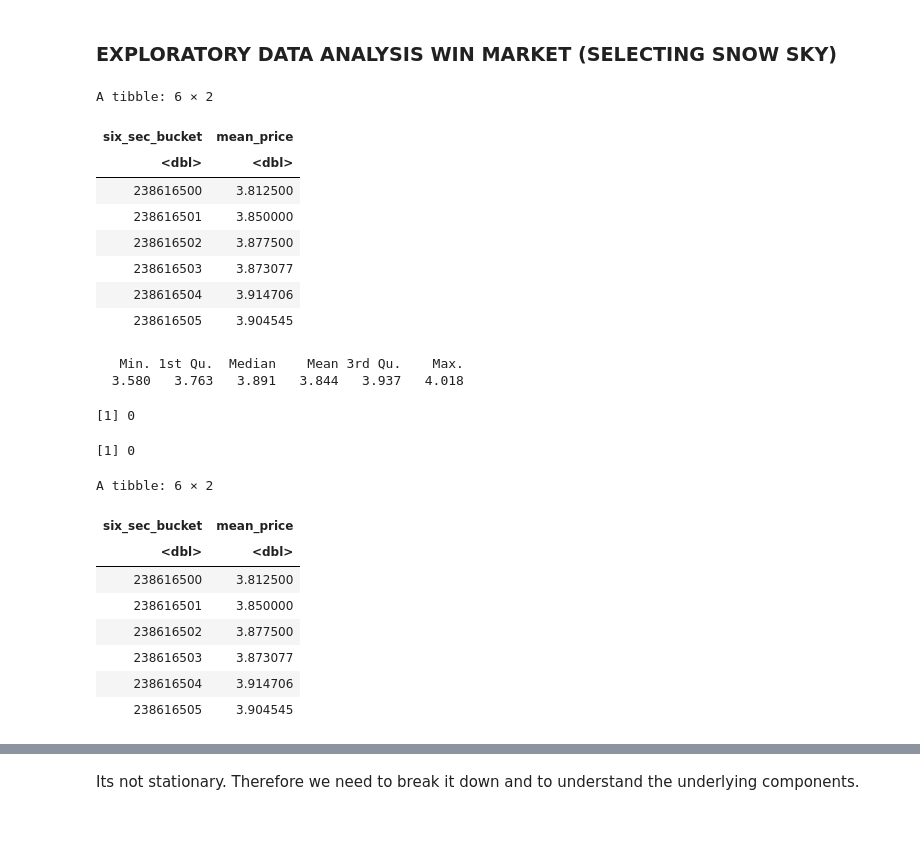
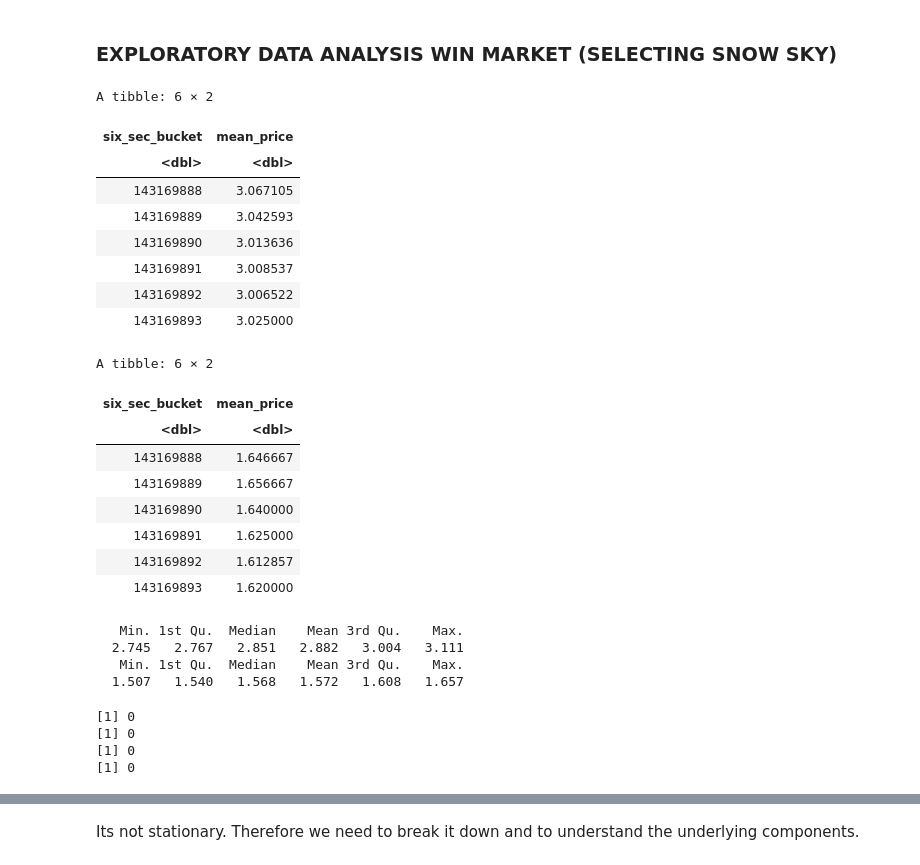
Before and after one commit to SamuelDevdas/Time-Series-Finance-Sports-Betting, a Jupyter notebook: win_data_prep2.ipynb, the cells around one changed output, grey strips where cells are left out. Drawn from its saved outputs; the diff is of its cells as text; code cells hidden in the pictures; blank space fills up the shorter version.

```diff
--- a/win_data_prep2.ipynb
+++ b/win_data_prep2.ipynb
@@ -187,16 +215,26 @@ for (horse in unique(PLACE_PRO_df$horse_name)) {
 ### EXPLORATORY DATA ANALYSIS WIN MARKET (SELECTING SNOW SKY)
 # %%
 head(Snow_Sky_WIN_df)
+head(Snow_Sky_PLACE_df)
 # %% [output]
 A tibble: 6 × 2
 | six_sec_bucket | mean_price |
 | <dbl> | <dbl> |
-| 238616500 | 3.812500 |
-| 238616501 | 3.850000 |
-| 238616502 | 3.877500 |
-| 238616503 | 3.873077 |
-| 238616504 | 3.914706 |
-| 238616505 | 3.904545 |
+| 143169888 | 3.067105 |
+| 143169889 | 3.042593 |
+| 143169890 | 3.013636 |
+| 143169891 | 3.008537 |
+| 143169892 | 3.006522 |
+| 143169893 | 3.025000 |
+A tibble: 6 × 2
+| six_sec_bucket | mean_price |
+| <dbl> | <dbl> |
+| 143169888 | 1.646667 |
+| 143169889 | 1.656667 |
+| 143169890 | 1.640000 |
+| 143169891 | 1.625000 |
+| 143169892 | 1.612857 |
+| 143169893 | 1.620000 |
 # %%
 # Load necessary libraries
 library(tidyverse)
@@ -223,30 +261,24 @@ library(tseries)
 # %%
 # Step 2: Data Exploration
 # Summary statistics of key variables
-summary(Snow_Sky_WIN_df$mean_price)
-#summary(snow_sky_df$traded_volume)### I removed Vol, as it is a bit dodgy
+
+print(summary(Snow_Sky_WIN_df$mean_price))
+print(summary(Snow_Sky_PLACE_df$mean_price))
 # %% [output]
    Min. 1st Qu.  Median    Mean 3rd Qu.    Max.
-  3.580   3.763   3.891   3.844   3.937   4.018
+  2.745   2.767   2.851   2.882   3.004   3.111
+   Min. 1st Qu.  Median    Mean 3rd Qu.    Max.
+  1.507   1.540   1.568   1.572   1.608   1.657
 # %%
 # Check for missing values
-sum(is.na(Snow_Sky_WIN_df$mean_price))
-#sum(is.na(snow_sky_df$traded_volume))### I removed Vol, as it is a bit dodgy
+print(sum(is.na(Snow_Sky_WIN_df$mean_price)))
+print(sum(is.na(Snow_Sky_PLACE_df$mean_price)))
 
 # Check duplicate rows
-sum(duplicated(Snow_Sky_WIN_df))
+print(sum(duplicated(Snow_Sky_WIN_df)))
+print(sum(duplicated(Snow_Sky_PLACE_df)))
 # %% [output]
 [1] 0
+[1] 0
+[1] 0
+[1] 0
-[1] 0
-# %%
-head(Snow_Sky_WIN_df)
-# %% [output]
-A tibble: 6 × 2
-| six_sec_bucket | mean_price |
-| <dbl> | <dbl> |
-| 238616500 | 3.812500 |
-| 238616501 | 3.850000 |
-| 238616502 | 3.877500 |
-| 238616503 | 3.873077 |
-| 238616504 | 3.914706 |
-| 238616505 | 3.904545 |
```
Also changed, not shown: parts of 34 cells of this notebook.
